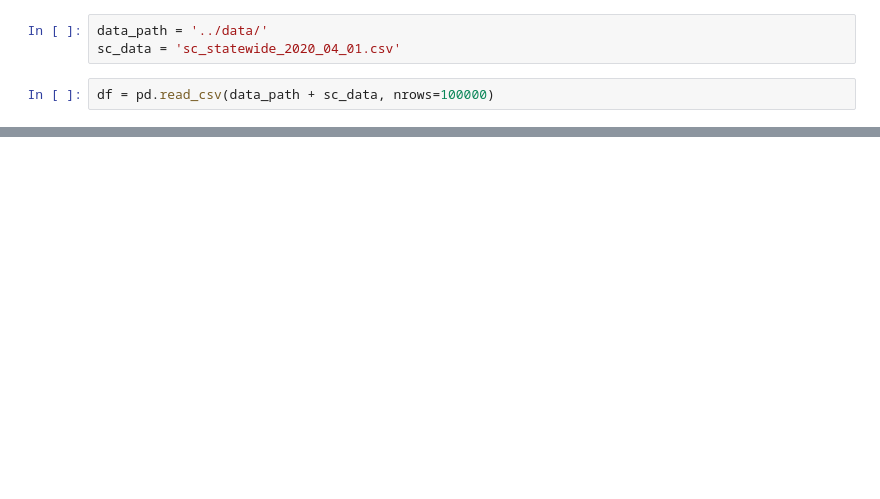
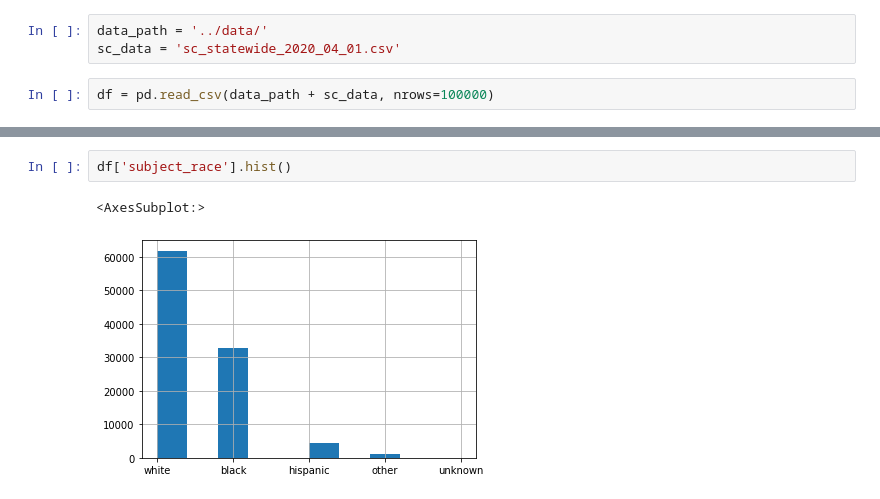
Before and after one commit to plotguy/police_stops_analysis, a Jupyter notebook: analysis/analysis_0.ipynb, the cells around one changed output, grey strips where cells are left out. Cells and saved outputs as stored; diff of their text form; blank space fills up the shorter version.

```diff
--- a/analysis/analysis_0.ipynb
+++ b/analysis/analysis_0.ipynb
@@ -19,0 +26,5 @@ df.head()
+# %%
+df['subject_race'].hist()
+# %% [output]
+<AxesSubplot:>
+[figure, added]
```
Also changed, not shown: parts of 6 cells of this notebook.
